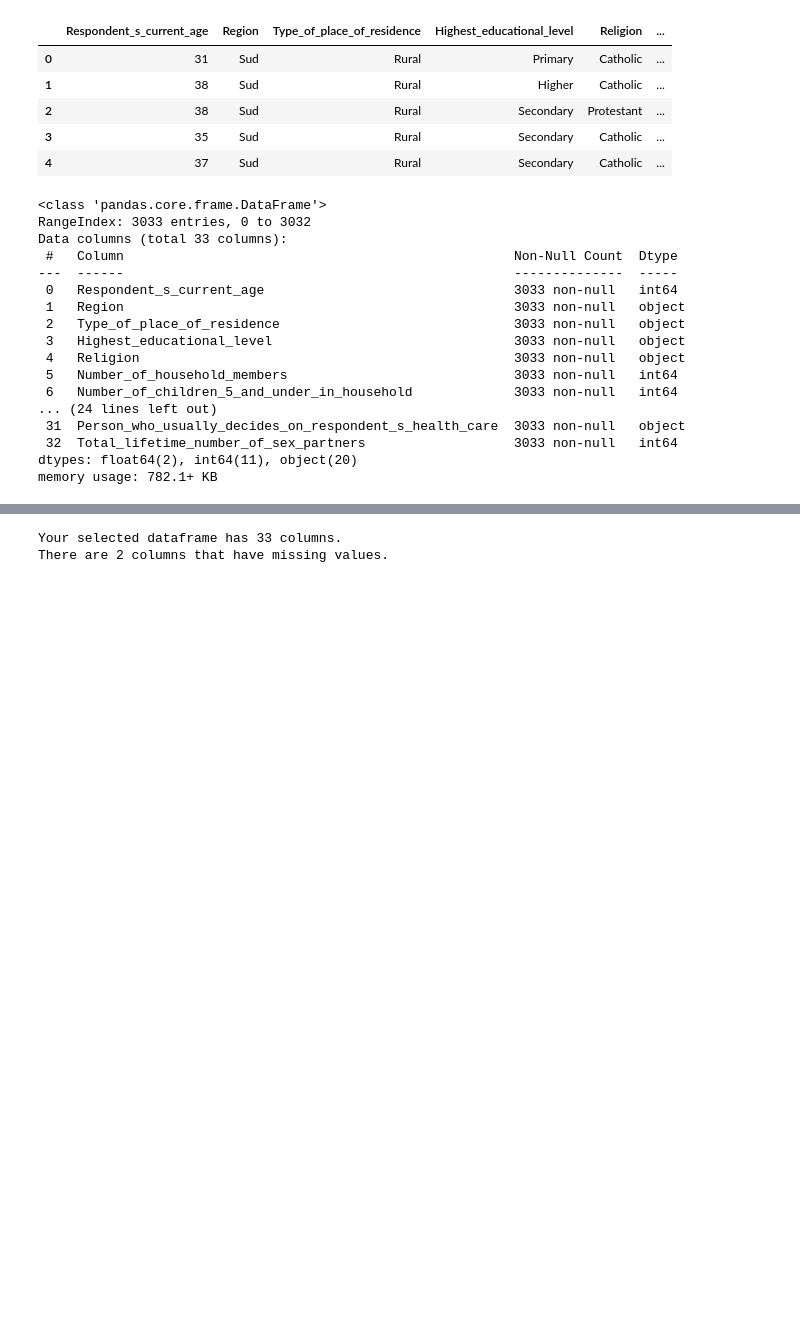
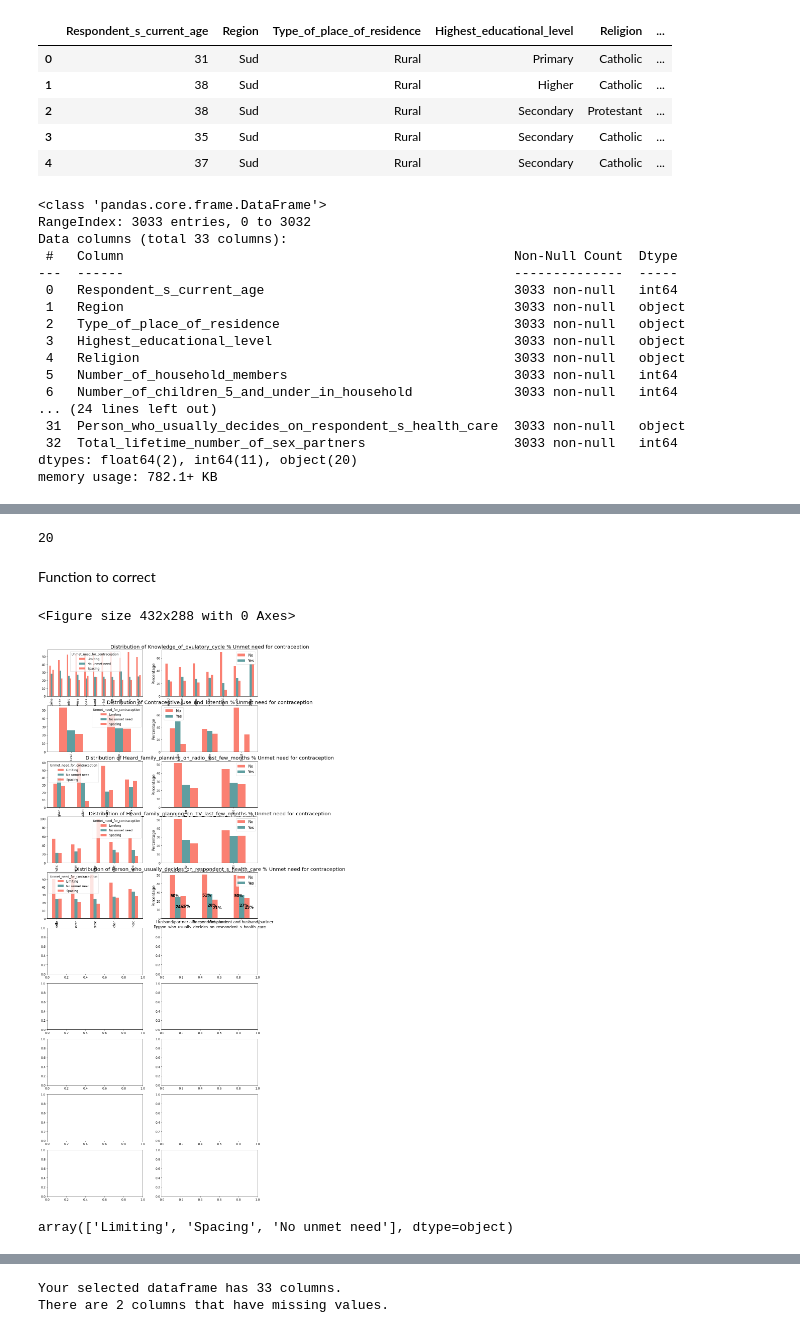
Before and after one commit to MMasson1988/Capstone-s-Project, a Jupyter notebook: Contraceptive_Project_Test.ipynb, the cells around one changed output, grey strips where cells are left out. Cells and saved outputs as stored; diff of their text form; code cells hidden in the pictures; blank space fills up the shorter version.

```diff
--- a/Contraceptive_Project_Test.ipynb
+++ b/Contraceptive_Project_Test.ipynb
@@ -227,0 +291,11 @@ memory usage: 782.1+ KB
+# %%
+cat_cols1=['Region',
+ 'Type_of_place_of_residence',
+ 'Highest_educational_level',
+ 'Religion',
+ 'Wealth_index_combined',
+ 'Knowledge_of_ovulatory_cycle',
+ 'Contraceptive_use_and_intention',
+ 'Heard_family_planning_on_radio_last_few_months',
+ 'Heard_family_planning_on_TV_last_few_months',
+ 'Person_who_usually_decides_on_respondent_s_health_care']
@@ -227,0 +313,42 @@ memory usage: 782.1+ KB
+# %%
+len(cat_cols)
+# %% [output]
+20
+# %% [markdown]
+Function to correct
+# %%
+# function
+def plotcat(data='data', columns='col'):
+  colors = ["Salmon", "#5F9EA0"]
+
+  fig, axes = plt.subplots(nrows = 10,ncols = 2,figsize = (15,40))
+
+  for i,feature in enumerate(cat_cols1):
+    if i < 5:
+      ax = df.groupby([feature,'Unmet_need_for_contraception']).size().groupby(level=0).apply( lambda x: 100 * x / x.sum()).unstack().plot(kind='bar', color=colors, ax=axes[i,0])
+    elif i >= 5 and i < 10:
+      ax = df.groupby([feature,'Unmet_need_for_contraception']).size().groupby(level=0).apply( lambda x: 100 * x / x.sum()).unstack().plot(kind='bar', color=colors, ax=axes[i-5,1])
+
+      ax.set_title("Distribution of {} % Unmet need for contraception".format(feature), fontsize = 20)
+      ax.set_ylabel("Percentage", fontsize=15)
+      ax.set_xlabel("{}".format(feature), fontsize=15)
+      ax.legend(["No", "Yes"], fontsize=15)
+
+  for patch in ax.patches:
+      width, height = patch.get_width(), patch.get_height()
+      ax.annotate('{:.0f}%'.format(height), (patch.get_x()+0.1*width, patch.get_y()+0.5*height),
+            color = 'Black',
+            weight = 'bold',
+            size = 15)
+
+  # ax.yaxis.set_major_formatter(stick.PercentFormatter())
+      plt.setp(ax.get_xticklabels(), rotation=0.1, fontsize=15)
+
+plt.tight_layout()
+plt.show()
+# %% [output]
+<Figure size 432x288 with 0 Axes>
+# %%
+plotcat(df, cat_cols1)
+# %% [output]
+[figure, added]
@@ -227,0 +400,4 @@ memory usage: 782.1+ KB
+# %%
+df['Unmet_need_for_contraception'].unique()
+# %% [output]
+array(['Limiting', 'Spacing', 'No unmet need'], dtype=object)
```
Also changed, not shown: parts of 39 cells of this notebook.
